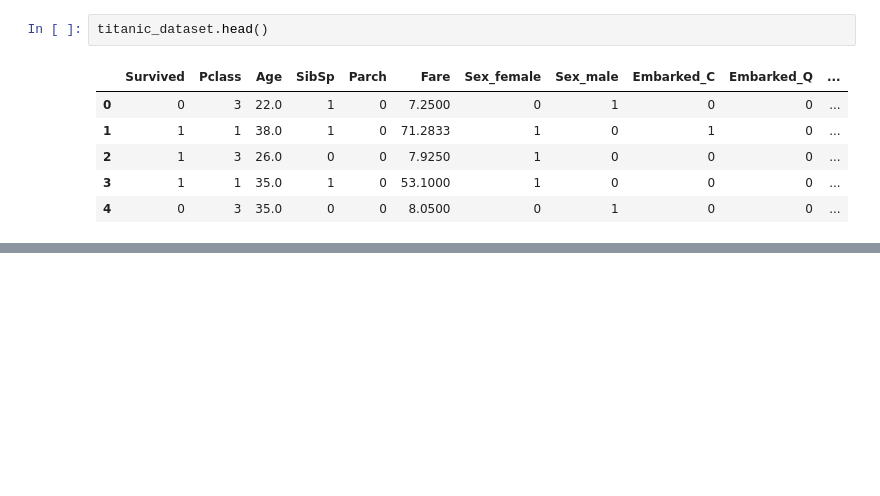
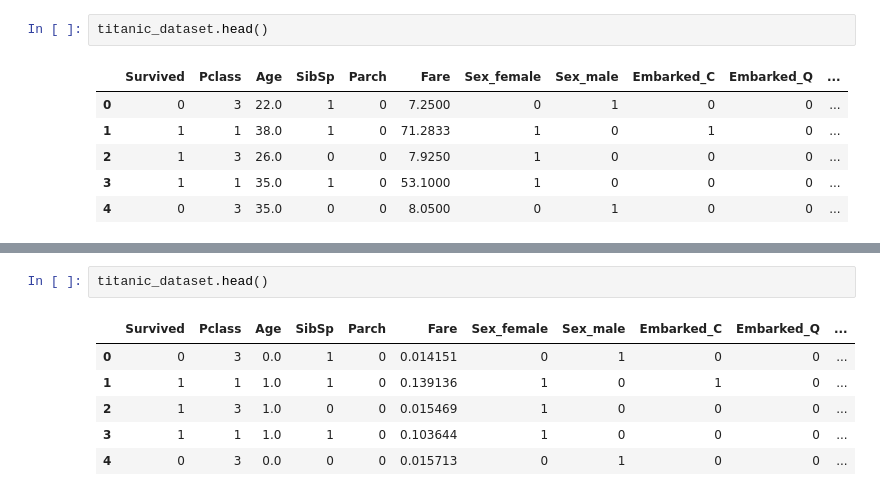
Before and after one commit to rene-michel/teste, a Jupyter notebook: René_Michel_de_Azevedo_Mota_Nunes_lab301.ipynb, the cells around one changed output, grey strips where cells are left out. Drawn from its saved outputs; the diff is of its cells as text; blank space fills up the shorter version.

```diff
--- a/René_Michel_de_Azevedo_Mota_Nunes_lab301.ipynb
+++ b/René_Michel_de_Azevedo_Mota_Nunes_lab301.ipynb
@@ -147,0 +175,9 @@ titanic_dataset.head()
+# %%
+titanic_dataset.head()
+# %% [output]
+|  | Survived | Pclass | Age | SibSp | Parch | Fare | Sex_female | Sex_male | Embarked_C | Embarked_Q | ... |
+| 0 | 0 | 3 | 0.0 | 1 | 0 | 0.014151 | 0 | 1 | 0 | 0 | ... |
+| 1 | 1 | 1 | 1.0 | 1 | 0 | 0.139136 | 1 | 0 | 1 | 0 | ... |
+| 2 | 1 | 3 | 1.0 | 0 | 0 | 0.015469 | 1 | 0 | 0 | 0 | ... |
+| 3 | 1 | 1 | 1.0 | 1 | 0 | 0.103644 | 1 | 0 | 0 | 0 | ... |
+| 4 | 0 | 3 | 0.0 | 0 | 0 | 0.015713 | 0 | 1 | 0 | 0 | ... |
```
Also changed, not shown: parts of 5 cells of this notebook.
